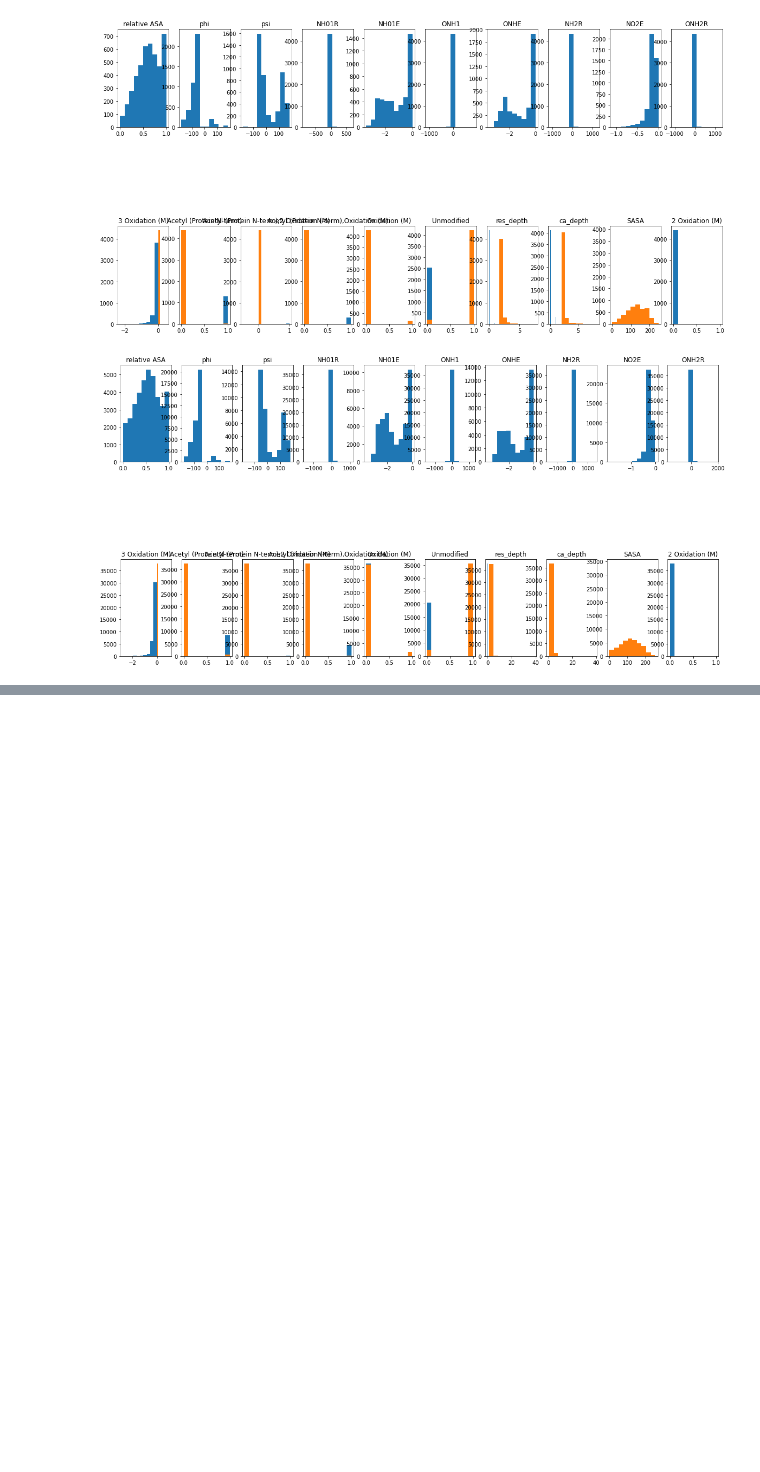
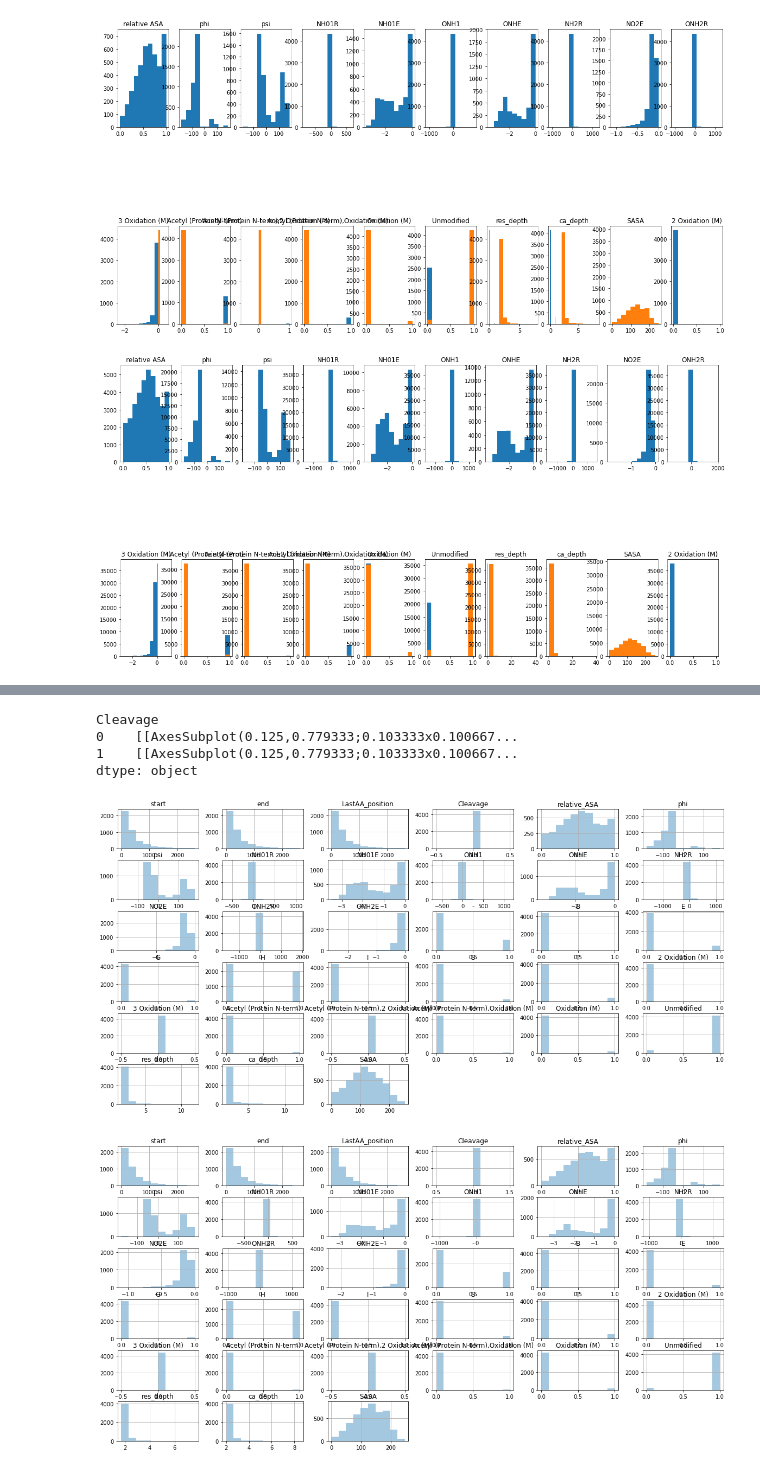
Before and after one commit to dkormocha/Proteomics, a Jupyter notebook: kras_test.ipynb, the cells around one changed output, grey strips where cells are left out. Cells and saved outputs as stored; diff of their text form; code cells hidden in the pictures; blank space fills up the shorter version.

```diff
--- a/kras_test.ipynb
+++ b/kras_test.ipynb
@@ -187,0 +266,9 @@ plt.show()
+# %%
+df_test.groupby('Cleavage').hist(figsize=(20, 10), alpha=0.4) # histogram for each feature for each cleavage sample
+# %% [output]
+Cleavage
+0    [[AxesSubplot(0.125,0.779333;0.103333x0.100667...
+1    [[AxesSubplot(0.125,0.779333;0.103333x0.100667...
+dtype: object
+[figure, added]
+[figure, added]
```
Also changed, not shown: parts of 27 cells of this notebook.
